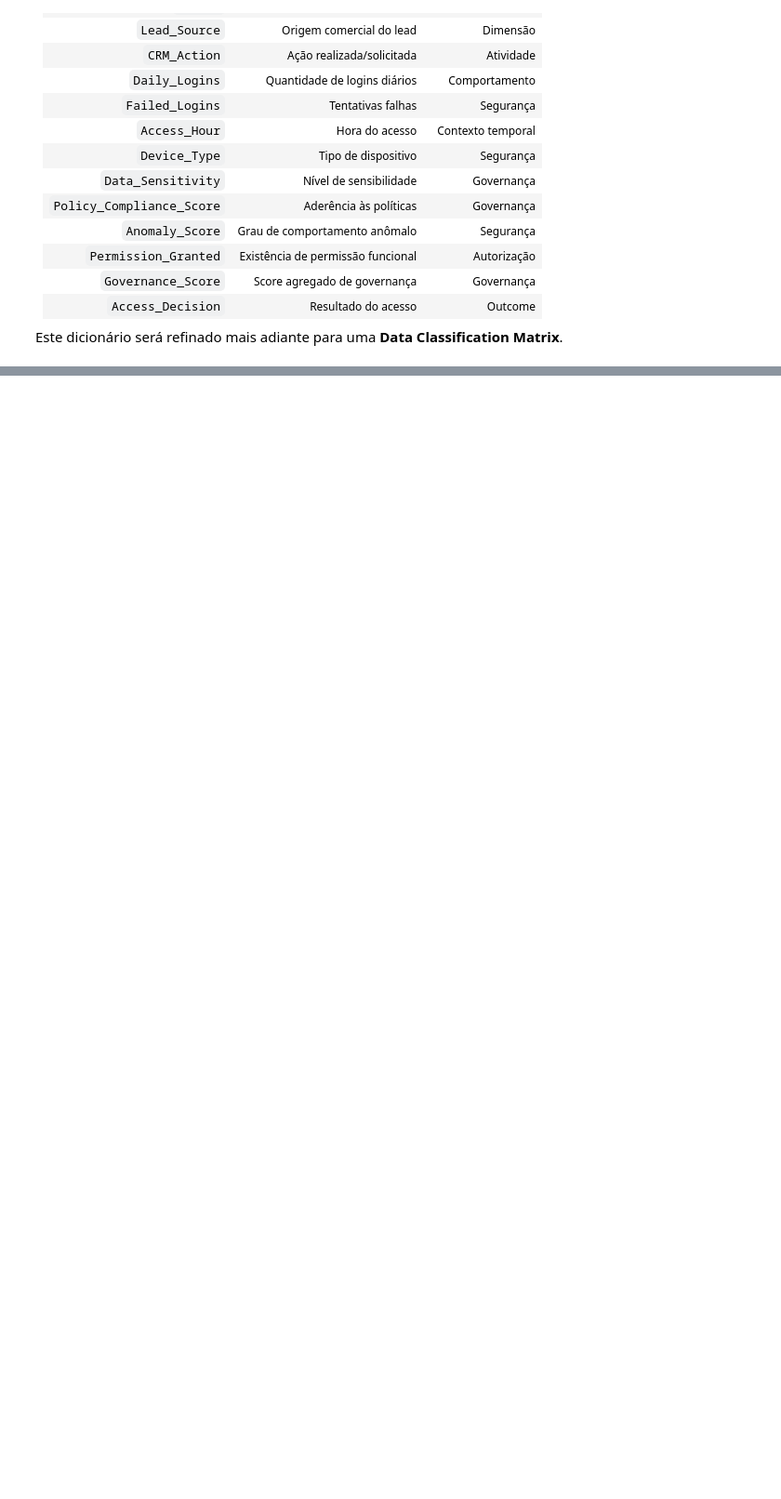
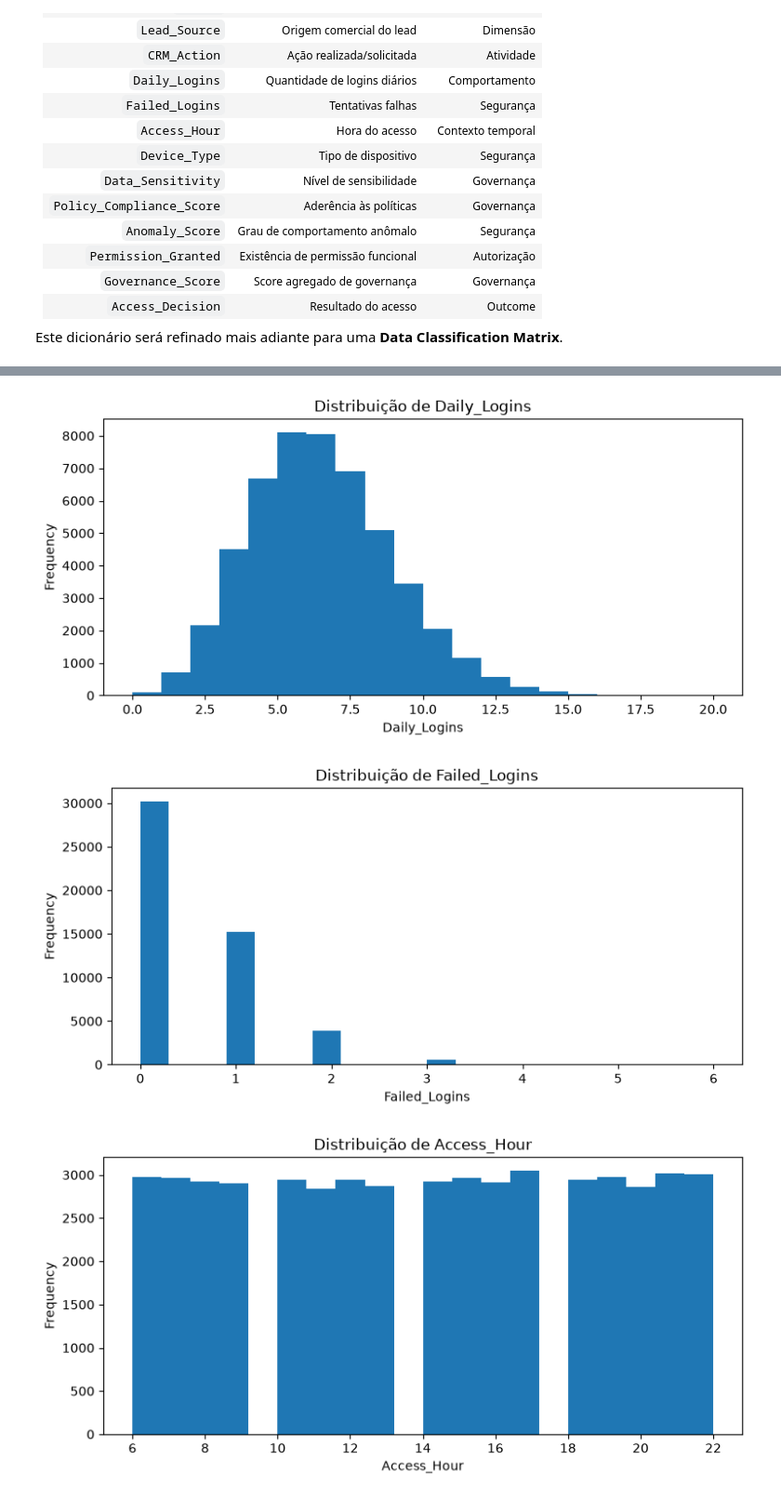
Before and after one commit to leaop/Projects, a Jupyter notebook: CRM/EDA_CRM.ipynb, the cells around one changed output, grey strips where cells are left out. Shown at 93% size. Saved outputs shown, nothing was run; the diff lists cells and outputs as text; code cells hidden in the pictures; blank space fills up the shorter version.

```diff
--- a/CRM/EDA_CRM.ipynb
+++ b/CRM/EDA_CRM.ipynb
@@ -159,0 +327,21 @@ Este dicionário será refinado mais adiante para uma **Data Classification Matr
+# %%
+risk_numeric_cols = [
+    "Daily_Logins",
+    "Failed_Logins",
+    "Access_Hour",
+    "Data_Sensitivity",
+    "Policy_Compliance_Score",
+    "Anomaly_Score",
+    "Governance_Score"
+]
+
+for col in risk_numeric_cols:
+    ax = df[col].plot(kind="hist", bins=20, figsize=(8, 4))
+    ax.set_title(f"Distribuição de {col}")
+    ax.set_xlabel(col)
+    plt.tight_layout()
+    plt.show()
+# %% [output]
+[figure, added]
+[figure, added]
+[figure, added]
```
Also changed, not shown: parts of 23 cells of this notebook.
